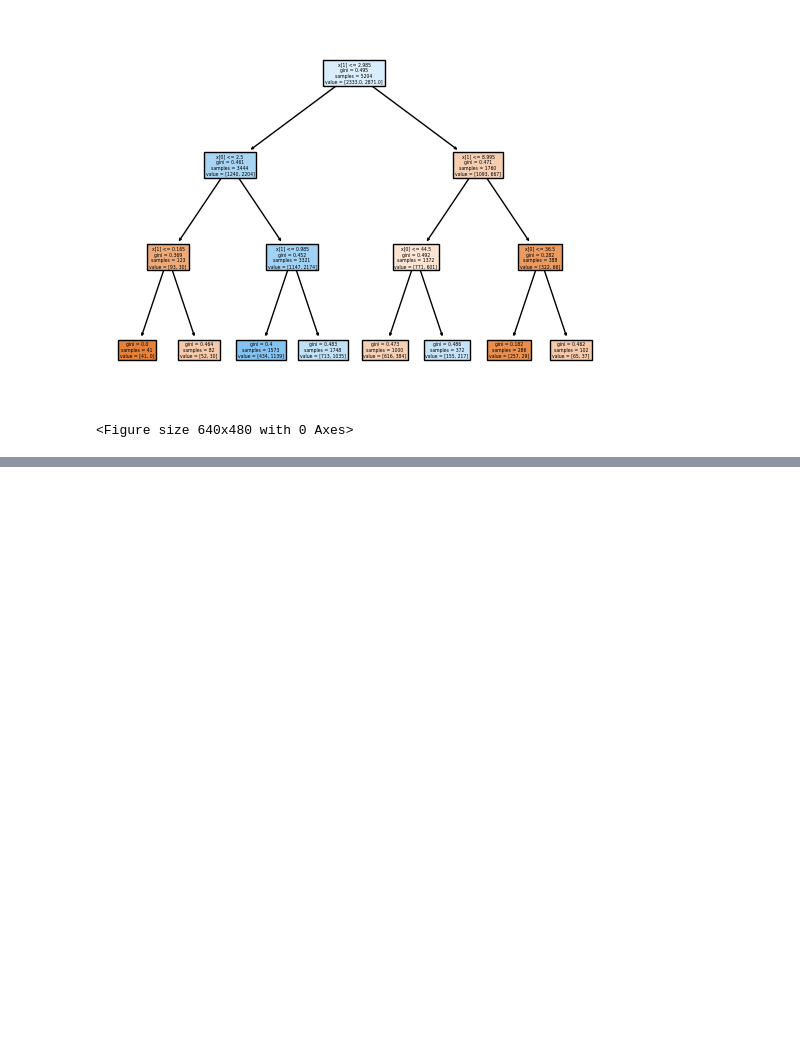
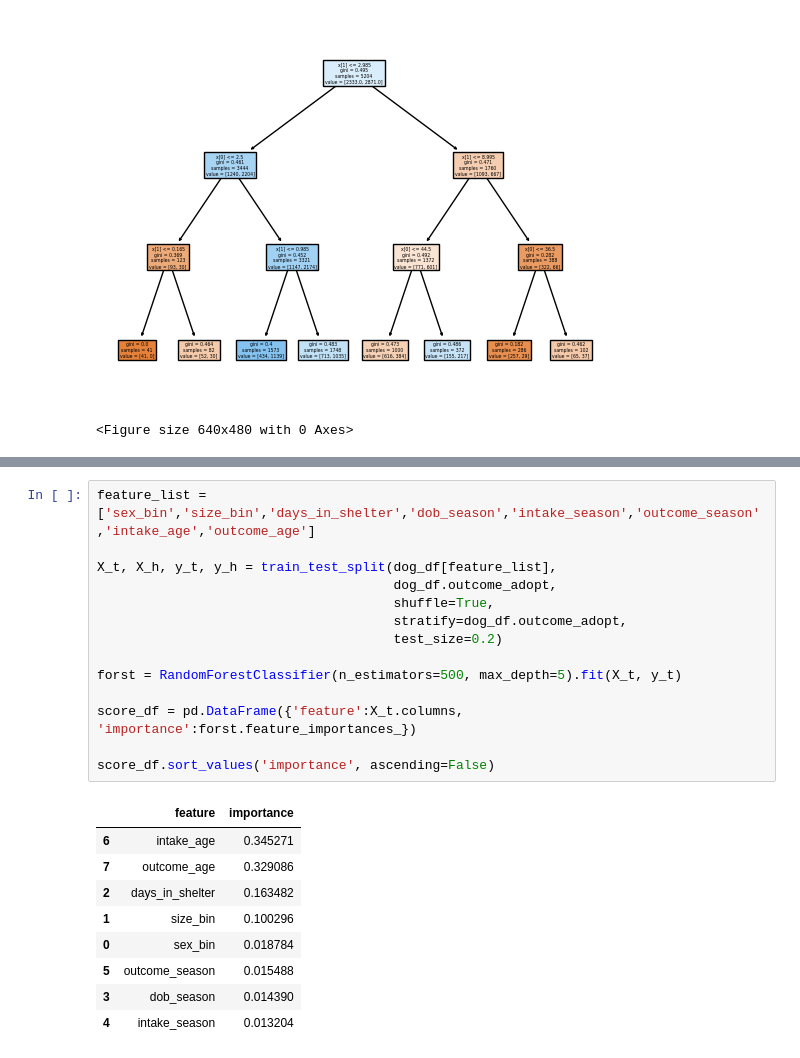
Before and after one commit to rty10/doggy-doggy-what-now, a Jupyter notebook: python_notebooks/nontemporal_modeling_01.ipynb, the cells around one changed output, grey strips where cells are left out. Saved outputs shown, nothing was run; the diff lists cells and outputs as text; blank space fills up the shorter version.

```diff
--- a/python_notebooks/nontemporal_modeling_01.ipynb
+++ b/python_notebooks/nontemporal_modeling_01.ipynb
@@ -50,0 +98,25 @@ del dog_tree
+# %%
+feature_list = ['sex_bin','size_bin','days_in_shelter','dob_season','intake_season','outcome_season','intake_age','outcome_age']
+
+X_t, X_h, y_t, y_h = train_test_split(dog_df[feature_list],
+                                      dog_df.outcome_adopt,
+                                      shuffle=True,
+                                      stratify=dog_df.outcome_adopt,
+                                      test_size=0.2)
+
+forst = RandomForestClassifier(n_estimators=500, max_depth=5).fit(X_t, y_t)
+
+score_df = pd.DataFrame({'feature':X_t.columns,
+'importance':forst.feature_importances_})
+
+score_df.sort_values('importance', ascending=False)
+# %% [output]
+|  | feature | importance |
+| 6 | intake_age | 0.345271 |
+| 7 | outcome_age | 0.329086 |
+| 2 | days_in_shelter | 0.163482 |
+| 1 | size_bin | 0.100296 |
+| 0 | sex_bin | 0.018784 |
+| 5 | outcome_season | 0.015488 |
+| 3 | dob_season | 0.014390 |
+| 4 | intake_season | 0.013204 |
```
Also changed, not shown: parts of 16 cells of this notebook, 1 other file.
